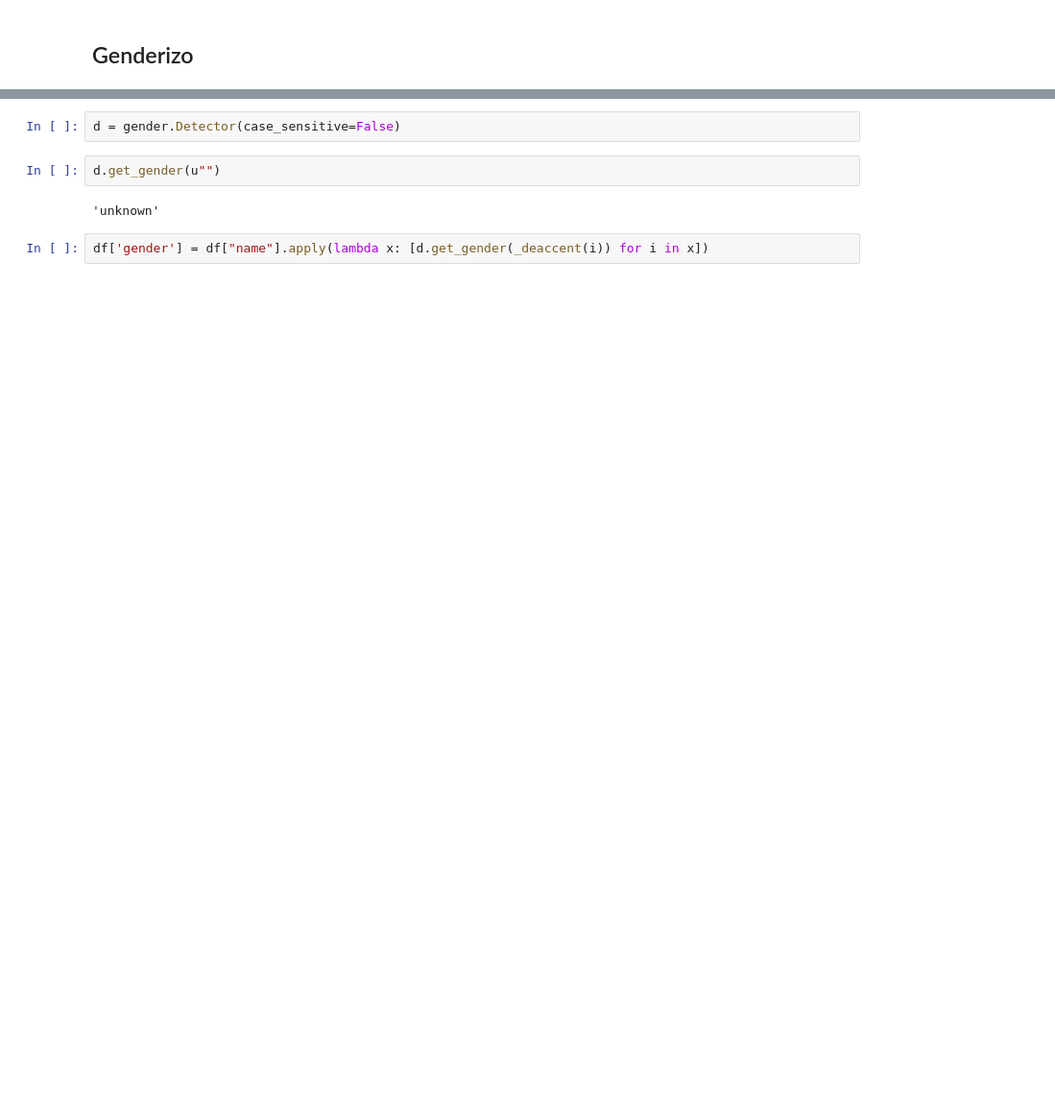
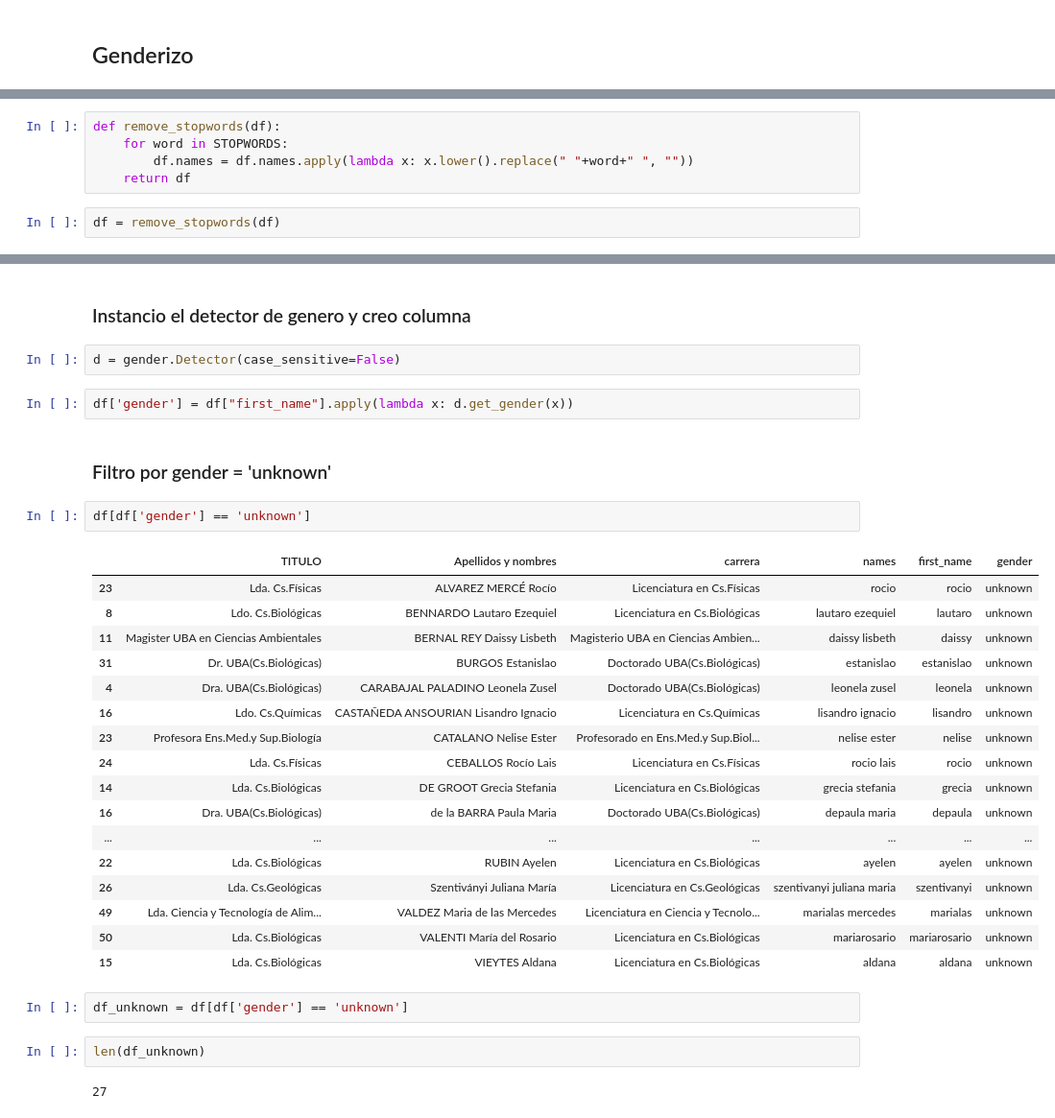
Before and after one commit to MalenaMaffei/8m-7p, a Jupyter notebook: notebooks/pruebas_sofi.ipynb, the cells around one changed output, grey strips where cells are left out. Shown at 96% size. Cells and saved outputs as stored; diff of their text form; blank space fills up the shorter version.

```diff
--- a/notebooks/pruebas_sofi.ipynb
+++ b/notebooks/pruebas_sofi.ipynb
@@ -221,0 +160,7 @@ Name: names, Length: 667, dtype: object
+# %%
+def remove_stopwords(df):
+    for word in STOPWORDS:
+        df.names = df.names.apply(lambda x: x.lower().replace(" "+word+" ", ""))
+    return df
+# %%
+df = remove_stopwords(df)
@@ -240,8 +171,34 @@ df.sample(10)
+# %% [markdown]
+### Instancio el detector de genero y creo columna
 # %%
 d = gender.Detector(case_sensitive=False)
-# %%
-d.get_gender(u"")
-# %% [output]
-'unknown'
 # %%
-df['gender'] = df["name"].apply(lambda x: [d.get_gender(_deaccent(i)) for i in x])
+df['gender'] = df["first_name"].apply(lambda x: d.get_gender(x))
+# %% [markdown]
+### Filtro por gender = 'unknown'
+# %%
+df[df['gender'] == 'unknown']
+# %% [output]
+|  | TITULO | Apellidos y nombres | carrera | names | first_name | gender |
+| 23 | Lda. Cs.Físicas | ALVAREZ MERCÉ Rocío | Licenciatura en Cs.Físicas | rocio | rocio | unknown |
+| 8 | Ldo. Cs.Biológicas | BENNARDO Lautaro Ezequiel | Licenciatura en Cs.Biológicas | lautaro ezequiel | lautaro | unknown |
+| 11 | Magister UBA en Ciencias Ambientales | BERNAL REY Daissy Lisbeth | Magisterio UBA en Ciencias Ambien... | daissy lisbeth | daissy | unknown |
+| 31 | Dr. UBA(Cs.Biológicas) | BURGOS Estanislao | Doctorado UBA(Cs.Biológicas) | estanislao | estanislao | unknown |
+| 4 | Dra. UBA(Cs.Biológicas) | CARABAJAL PALADINO Leonela Zusel | Doctorado UBA(Cs.Biológicas) | leonela zusel | leonela | unknown |
+| 16 | Ldo. Cs.Químicas | CASTAÑEDA ANSOURIAN Lisandro Ignacio | Licenciatura en Cs.Químicas | lisandro ignacio | lisandro | unknown |
+| 23 | Profesora Ens.Med.y Sup.Biología | CATALANO Nelise Ester | Profesorado en Ens.Med.y Sup.Biol... | nelise ester | nelise | unknown |
+| 24 | Lda. Cs.Físicas | CEBALLOS Rocío Lais | Licenciatura en Cs.Físicas | rocio lais | rocio | unknown |
+| 14 | Lda. Cs.Biológicas | DE GROOT Grecia Stefania | Licenciatura en Cs.Biológicas | grecia stefania | grecia | unknown |
+| 16 | Dra. UBA(Cs.Biológicas) | de la BARRA Paula Maria | Doctorado UBA(Cs.Biológicas) | depaula maria | depaula | unknown |
+| ... | ... | ... | ... | ... | ... | ... |
+| 22 | Lda. Cs.Biológicas | RUBIN Ayelen | Licenciatura en Cs.Biológicas | ayelen | ayelen | unknown |
+| 26 | Lda. Cs.Geológicas | Szentiványi Juliana María | Licenciatura en Cs.Geológicas | szentivanyi juliana maria | szentivanyi | unknown |
+| 49 | Lda. Ciencia y Tecnología de Alim... | VALDEZ Maria de las Mercedes | Licenciatura en Ciencia y Tecnolo... | marialas mercedes | marialas | unknown |
+| 50 | Lda. Cs.Biológicas | VALENTI María del Rosario | Licenciatura en Cs.Biológicas | mariarosario | mariarosario | unknown |
+| 15 | Lda. Cs.Biológicas | VIEYTES Aldana | Licenciatura en Cs.Biológicas | aldana | aldana | unknown |
+# %%
+df_unknown = df[df['gender'] == 'unknown']
+# %%
+len(df_unknown)
+# %% [output]
+27
```
Also changed, not shown: parts of 36 cells of this notebook.
